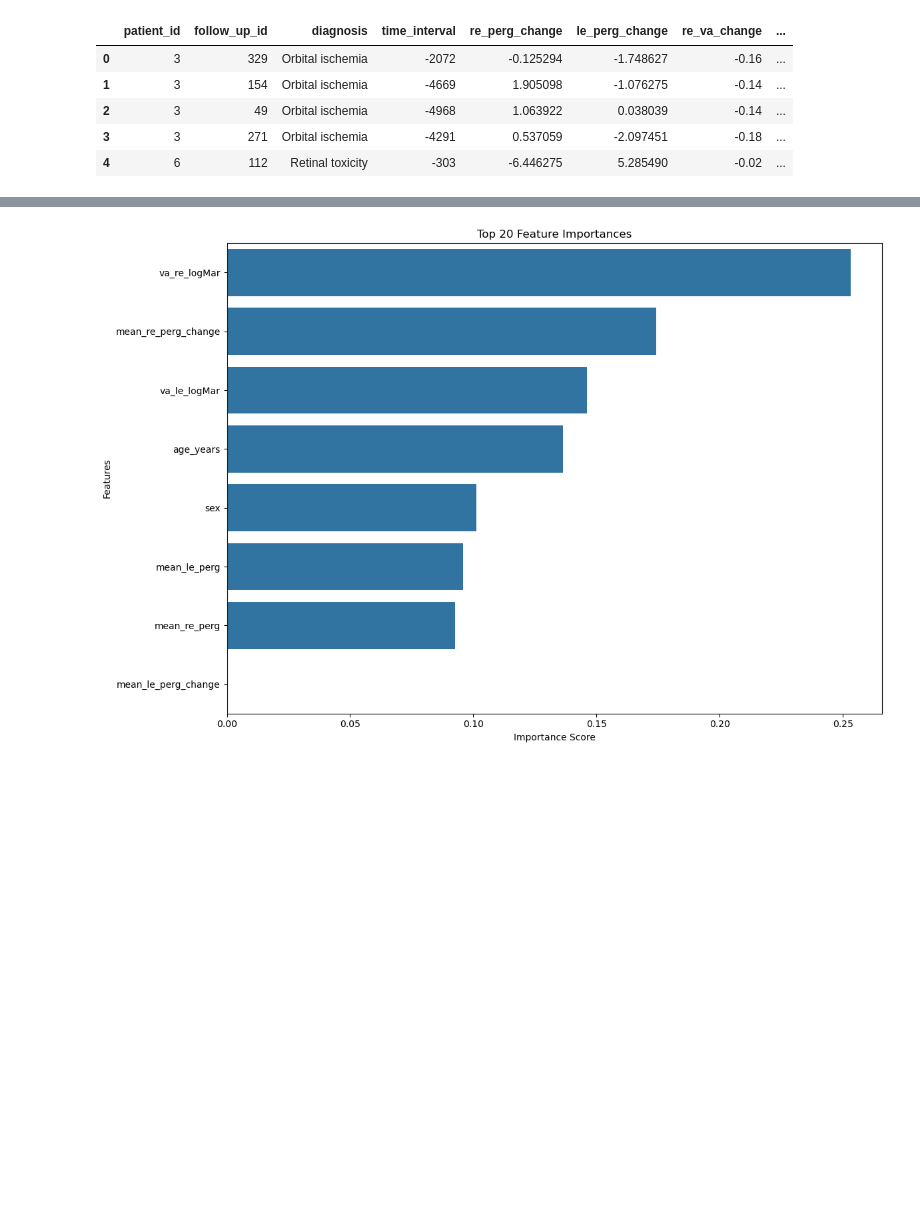
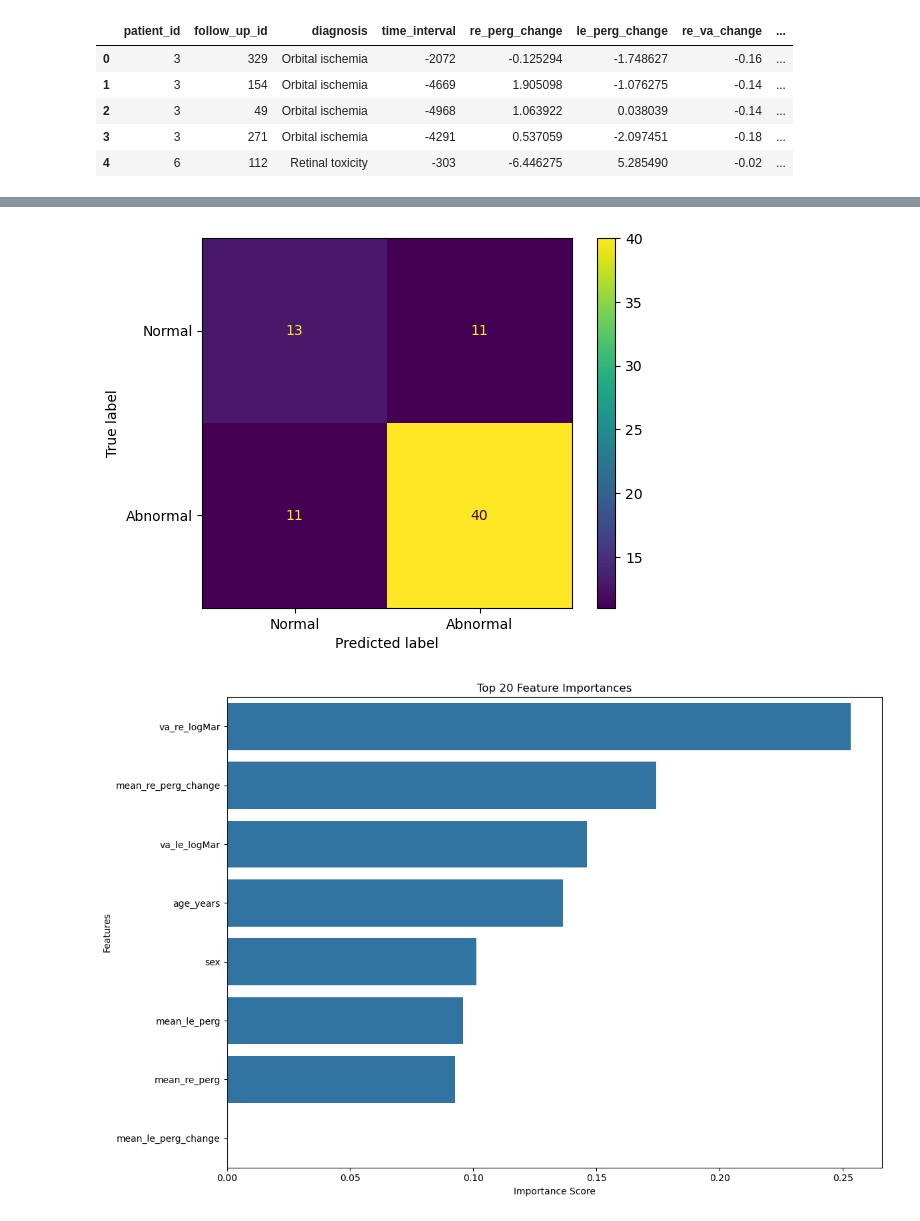
Before and after one commit to visalakshi2001/ocular-electrophysiology, a Jupyter notebook: analysis1.ipynb, the cells around one changed output, grey strips where cells are left out. Saved outputs shown, nothing was run; the diff lists cells and outputs as text; code cells hidden in the pictures; blank space fills up the shorter version.

```diff
--- a/analysis1.ipynb
+++ b/analysis1.ipynb
@@ -426,5 +434,11 @@ weighted avg       0.70      0.71      0.70        75
 
 Accuracy Score: 0.71
+# %%
+ConfusionMatrixDisplay(confusion_matrix(y_test, y_pred),
+                       display_labels=["Normal", "Abnormal"]).plot()
+plt.show()
+# %% [output]
+[figure, added]
 # %%
 importances = xgb_classifier.feature_importances_
 feature_names = X.columns
```
Also changed, not shown: parts of 20 cells of this notebook, 3 other files.
